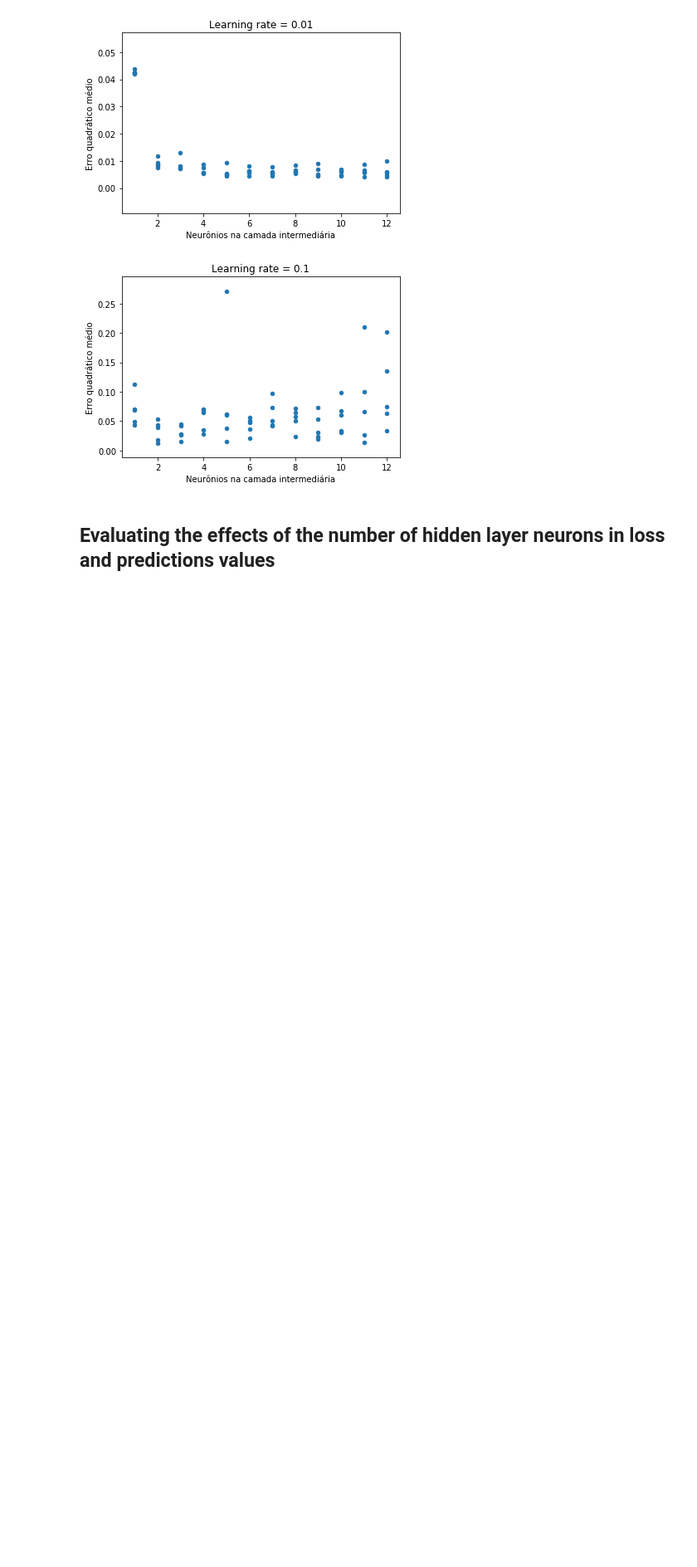
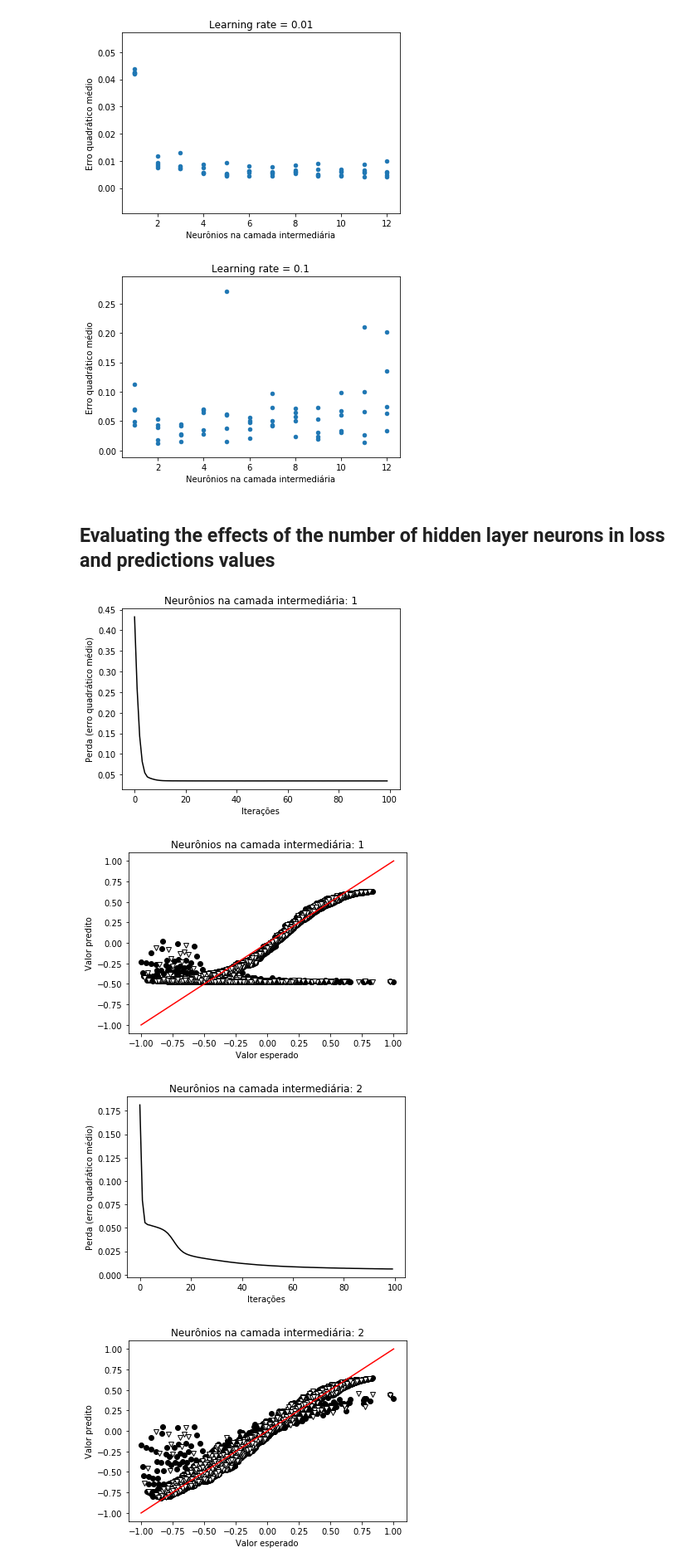
Before and after one commit to paula-aribeiro/senior-thesis, a Jupyter notebook: neural_networks/keras/A3_nn.ipynb, the cells around one changed output. Shown: that part at 83% size. Drawn from its saved outputs; the diff is of its cells as text; code cells hidden in the pictures; blank space fills up the shorter version.

Commit message:
Fixing NN prediction graphics

```diff
--- a/neural_networks/keras/A3_nn.ipynb
+++ b/neural_networks/keras/A3_nn.ipynb
@@ -120,6 +121,11 @@ def get_model(hidden_layer_neurons, activation_function, learning_rate,
     score = model.evaluate(X_test, y_test, verbose=0)
 #     print('Test loss (mean squared error):', score)
 
+    #metrics
+    predictions = model.predict(X_test)
+#     print("R2: {}".format(metrics.r2_score(y_test, predictions)))
+#     print("MSE: {}".format(metrics.mean_squared_error(y_test, predictions)))
+
     if file_number:
         file_name = '{}_{}_{}'.format(learning_rate, hidden_layer_neurons, file_number)
     else:
@@ -136,11 +142,12 @@ def get_model(hidden_layer_neurons, activation_function, learning_rate,
 
         #Plot Expected x Predicted
         fig, ax = plt.subplots()
-        ax.plot(model.predict(X_train), y_train, 'ko')
-        ax.plot(model.predict(X_test), y_test, 'kv', mfc='white')
+        ax.plot(y_train, model.predict(X_train), 'ko')
+        ax.plot(y_test, model.predict(X_test), 'kv', mfc='white')
         ax.plot([-1,1],[-1,1],'r-')
-        ax.set_xlabel('Valor predito')
-        ax.set_ylabel('Valor esperado')
+
+        ax.set_xlabel('Valor esperado')
+        ax.set_ylabel('Valor predito')
         plt.title('Neurônios na camada intermediária: {}'.format(hidden_layer_neurons))
         plt.savefig('img/predict/{}.png'.format(file_name))
 
@@ -211,4 +218,9 @@ def evaluate_loss_and_predictions(max_neurons, activation_function, learning_rat
         get_model(i, activation_function, learning_rate,
                   loss_function, epochs, plot, save)
 # %%
-evaluate_loss_and_predictions(12, 'tanh', 0.001, 'mean_squared_error', 100, save=True)
+evaluate_loss_and_predictions(12, 'tanh', 0.001, 'mean_squared_error', 100, save=False)
+# %% [output]
+[figure, added]
+[figure, added]
+[figure, added]
+[figure, added]
```
Also changed, not shown: parts of 7 cells of this notebook, 50 other files.
